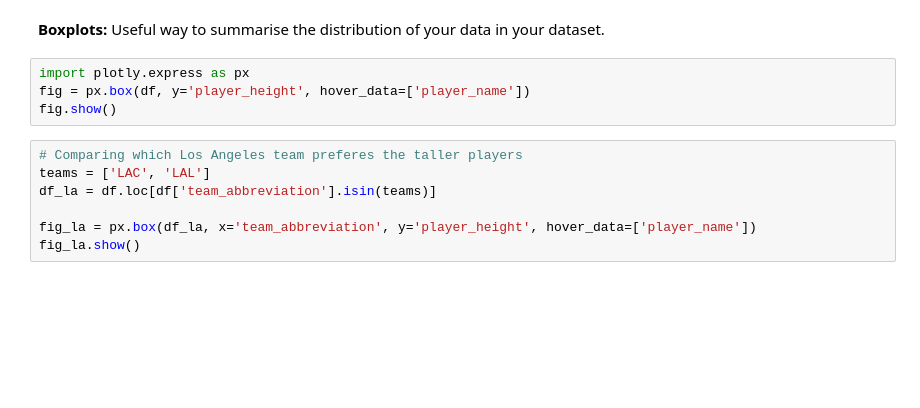
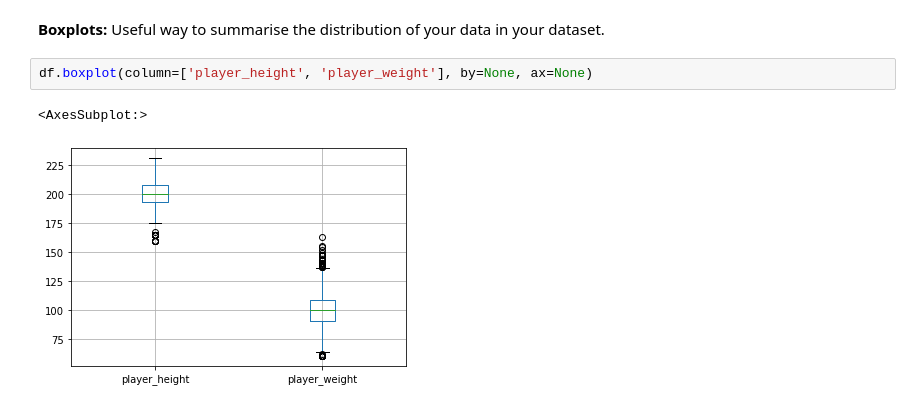
Before and after one commit to willosullivan/Practical-Statistics-for-Data-Science, a Jupyter notebook: chapter-1-exploratory-data-analysis.ipynb, the cells around one changed output. Cells and saved outputs as stored; diff of their text form; blank space fills up the shorter version.

```diff
--- a/chapter-1-exploratory-data-analysis.ipynb
+++ b/chapter-1-exploratory-data-analysis.ipynb
@@ -311,14 +311,8 @@ array([4.7, 1.8])
 ## Exploring the Data Distribution
 # %% [markdown]
 **Boxplots:** Useful way to summarise the distribution of your data in your dataset.
-# %%
-import plotly.express as px
-fig = px.box(df, y='player_height', hover_data=['player_name'])
-fig.show()
-# %%
-# Comparing which Los Angeles team preferes the taller players
-teams = ['LAC', 'LAL']
-df_la = df.loc[df['team_abbreviation'].isin(teams)]
-
-fig_la = px.box(df_la, x='team_abbreviation', y='player_height', hover_data=['player_name'])
-fig_la.show()
+# %%
+df.boxplot(column=['player_height', 'player_weight'], by=None, ax=None)
+# %% [output]
+<AxesSubplot:>
+[figure, added]
```
Also changed, not shown: parts of 6 cells of this notebook, 1 other file.
